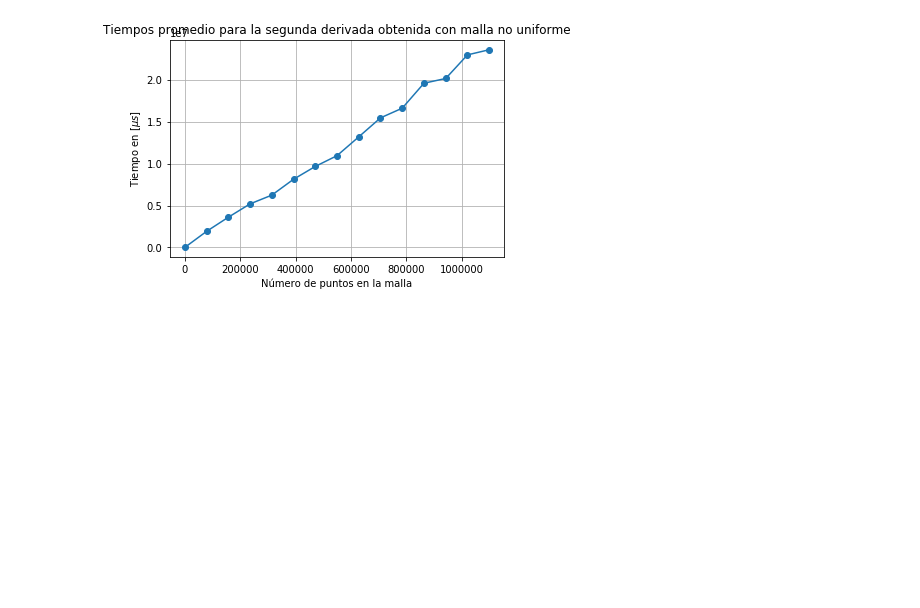
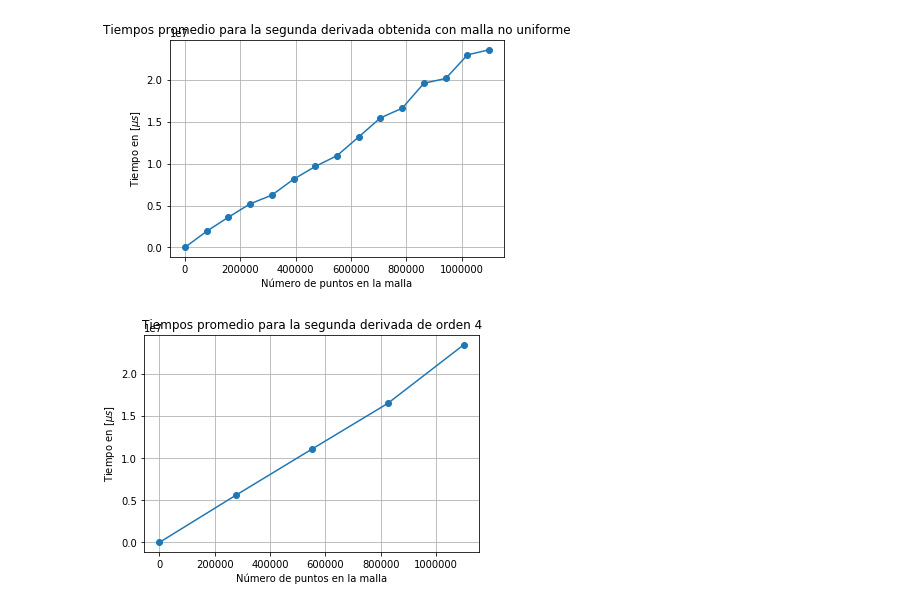
Before and after one commit to marthaaquino/Fisica-computacional, a Jupyter notebook: Tarea1.ipynb, the cells around one changed output. Cells and saved outputs as stored; diff of their text form; code cells hidden in the pictures; blank space fills up the shorter version.

```diff
--- a/Tarea1.ipynb
+++ b/Tarea1.ipynb
@@ -690,7 +690,7 @@ print("El espacio entre los puntos es:",h)
 Error de la segunda derivada no uniforme es 1.6087392863239902e-05
 El espacio entre los puntos es: 1.1423983671043914e-05
 # %%
-x=linspace(-2*pi,2*pi,2*550000,endpoint=False)
+x=linspace(-2*pi,2*pi,2*550000)
 #obteniendo el espacio entre los puntos:
 h=x[1]-x[0]
 #definimos la función a la que se le aplicará la primera derivada
@@ -769,27 +769,26 @@ show()
 # %% [output]
 [figure]
 # %%
-num_puntos = linspace(13,500000,5)
-
-#print("El esparcimiento inicial es:",hi)
-#y=linspace(-2*pi,0,500000)
+num_puntos = linspace(13,2*550000,5)
 tiempos = zeros(len(num_puntos))
 for n_i in range (len(num_puntos)):
-    x = linspace(2*pi,-0.00001,int(num_puntos[n_i]))
+    x = linspace(-2*pi,2*pi,int(num_puntos[n_i]))
     #h=x[1]-x[0]
     #print(h)
     n_experimentos = 2
     t_is = zeros(n_experimentos)
     for i in range(n_experimentos):
         inicio = time.time()
-        deriv_2(sin(3*x)/x,x)
+        deriv(sin(3*x)/(3*x),x)
         fin = time.time()
         t_is[i] = fin-inicio
     tiempos[n_i] = mean(t_is)
 
-title("Tiempos promedio")
+title("Tiempos promedio para la segunda derivada de orden 4")
 xlabel("Número de puntos en la malla")
 ylabel("Tiempo en [$\mu s$]")
 plot(num_puntos,tiempos*1e6,'o-')
 grid()
 show()
+# %% [output]
+[figure, added]
```
Also changed, not shown: parts of 1 cell of this notebook.
